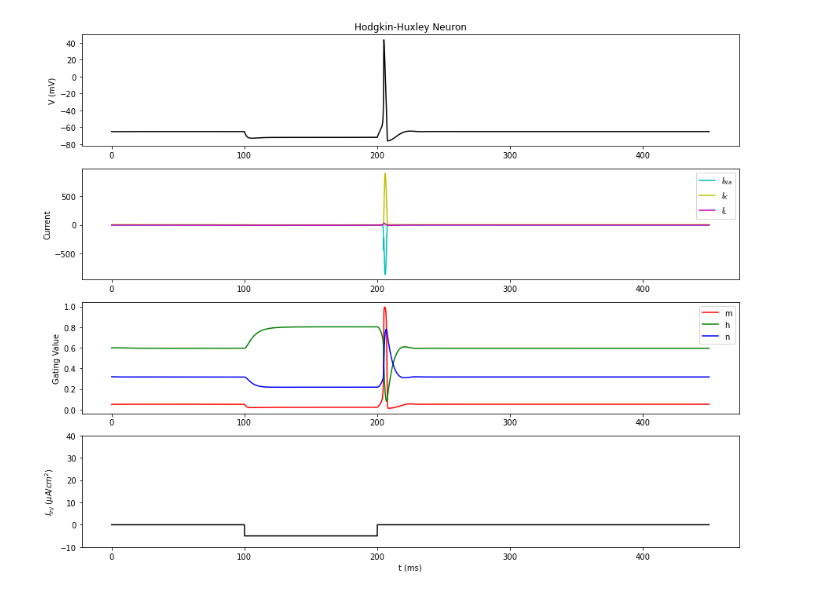
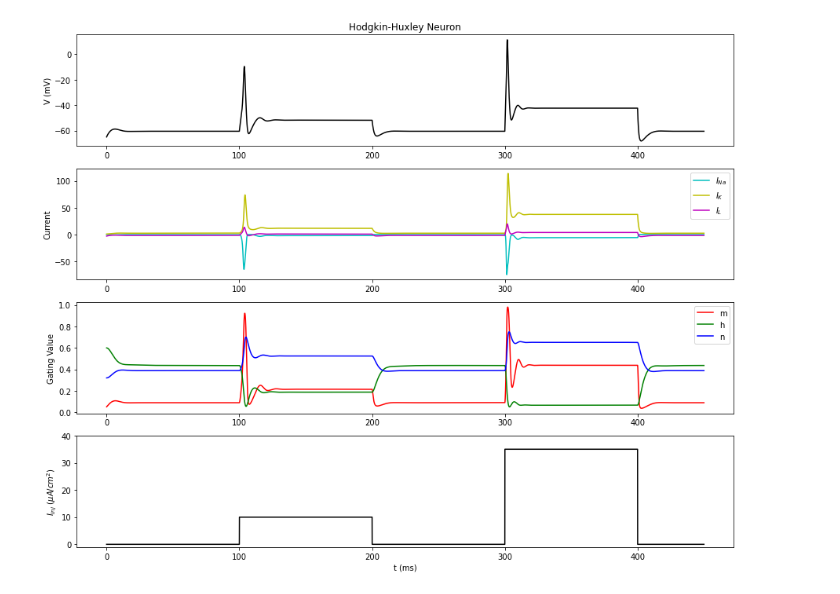
Before and after one commit to pierrebriac/MAT1919-Travail_final, a Jupyter notebook: Travail_final.ipynb, the cells around one changed output. Saved outputs shown, nothing was run; the diff lists cells and outputs as text; code cells hidden in the pictures.

```diff
--- a/Travail_final.ipynb
+++ b/Travail_final.ipynb
@@ -20,7 +20,7 @@ t = np.arange(0.0, 450.0, 0.01)
 
 # fonction définissant le courant entrant pour la simulation
 def I_inj(t):
-    return -1*(t>100) + 1*(t>200)
+    return 10*(t>100) - 10*(t>200) + 35*(t>300) - 35*(t>400)
 
 # valeurs initiales de courant global et pour chaque canal ionique
 val_init = [-65, 0.05, 0.6, 0.32]
@@ -182,10 +182,21 @@ plt.show()
+# %%
+# Paramètres du modèle de Hodgkin-Huxley
+params_hodgkin_huxley = {
+    'C_m': 1.0,    # Capacitance de la membrane par unité de surface (uF/cm^2)
+    'g_Na': 12.0, # Conductance maximale des canaux sodium par unité de surface (mS/cm^2)
+    'g_K': 6.0,   # Conductance maximale des canaux potassium par unité de surface (mS/cm^2)
+    'g_L': 0.3,    # Conductance de fuite maximale par unité de surface (mS/cm^2)
+    'E_Na': 50.0,  # Potentiel d'inversion du sodium (mV)
+    'E_K': -77.0,  # Potentiel d'inversion du potassium (mV)
+    'E_L': -54.387 # Potentiel d'inversion de fuite (mV)
+}
 # %%
 # temps pour la simulation
 t = np.arange(0.0, 450.0, 0.01)
 
 # fonction définissant le courant entrant pour la simulation
 def I_inj(t):
-    return -5*(t>100) + 5*(t>200)
+    return 10*(t>100) - 10*(t>200) + 35*(t>300) - 35*(t>400)
 
 # valeurs initiales de courant global et pour chaque canal ionique
 val_init = [-65, 0.05, 0.6, 0.32]
@@ -198,32 +209,32 @@ resultat = hh.simulation(t, val_init, I_inj)
 # %%
 # Affiche les résultats de l'expérience
 plt.figure(figsize=(15,12))
 
 plt.subplot(4,1,1)
 plt.title('Hodgkin-Huxley Neuron')
 plt.plot(t, resultat['V'], 'k')
 plt.ylabel('V (mV)')
 
 plt.subplot(4,1,2)
 plt.plot(t, resultat['ina'], 'c', label='$I_{Na}$')
 plt.plot(t, resultat['ik'], 'y', label='$I_{K}$')
 plt.plot(t, resultat['il'], 'm', label='$I_{L}$')
 plt.ylabel('Current')
 plt.legend()
 
 plt.subplot(4,1,3)
 plt.plot(t, resultat['m'], 'r', label='m')
 plt.plot(t, resultat['h'], 'g', label='h')
 plt.plot(t, resultat['n'], 'b', label='n')
 plt.ylabel('Gating Value')
 plt.legend()
 
 plt.subplot(4,1,4)
 plt.plot(t, I_inj(t), 'k')
 plt.xlabel('t (ms)')
 plt.ylabel('$I_{inj}$ ($\\mu{A}/cm^2$)')
-plt.ylim(-10, 40)
+plt.ylim(-1, 40)
 
 plt.show()
 # %% [output]
-[figure, old version]
+[figure, new version]
```
Also changed, not shown: parts of 1 cell of this notebook.
